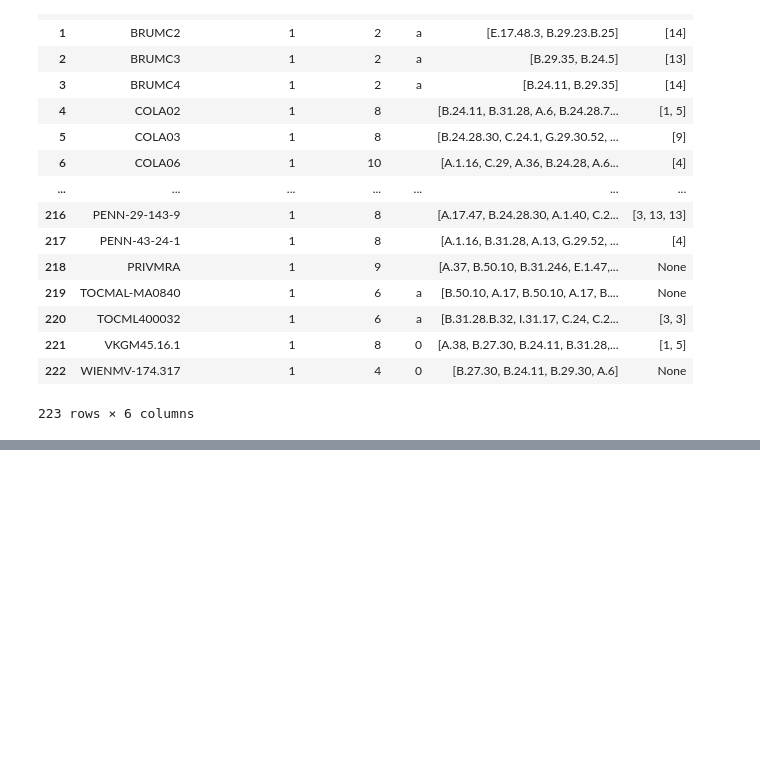
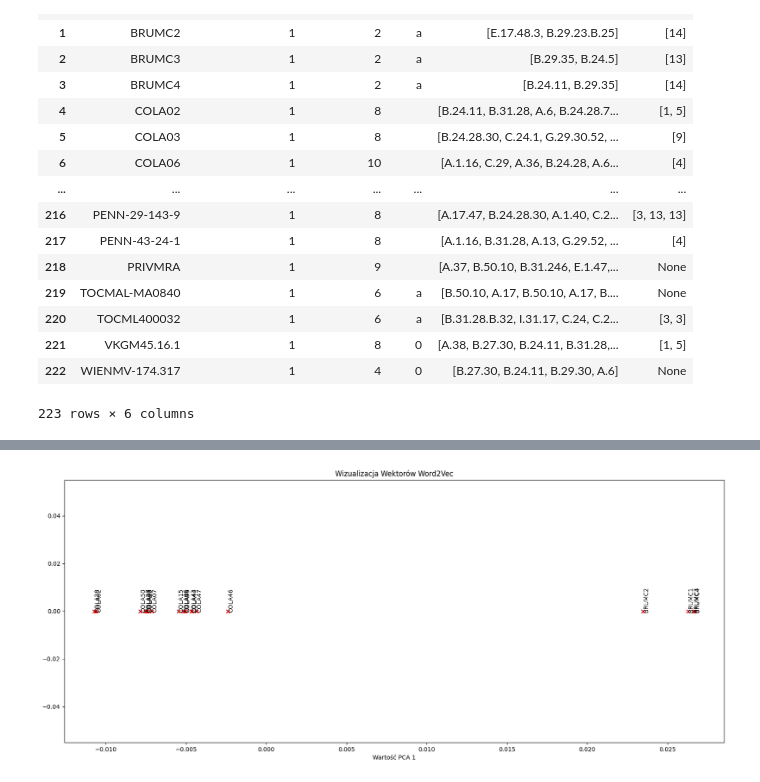
Before and after one commit to agentolek/Bootcamp-mini-hackathon-2024, a Jupyter notebook: Slodziaki/code/correlation.ipynb, the cells around one changed output, grey strips where cells are left out. Saved outputs shown, nothing was run; the diff lists cells and outputs as text; code cells hidden in the pictures; blank space fills up the shorter version.

```diff
--- a/Slodziaki/code/correlation.ipynb
+++ b/Slodziaki/code/correlation.ipynb
@@ -123,0 +133,14 @@ plt.show()
+# %%
+pca = PCA(n_components=1)
+one_dim_vectors = pca.fit_transform(first_vectors)
+
+plt.figure(figsize=(20, 8))
+for i, name in enumerate(first_names):
+    plt.scatter(one_dim_vectors[i], 0, marker='x', color='red')
+    plt.text(one_dim_vectors[i], 0, name, fontsize=10, rotation=90)
+
+plt.title('Wizualizacja Wektorów Word2Vec')
+plt.xlabel('Wartość PCA 1')
+plt.show()
+# %% [output]
+[figure, added]
```
Also changed, not shown: parts of 5 cells of this notebook.
